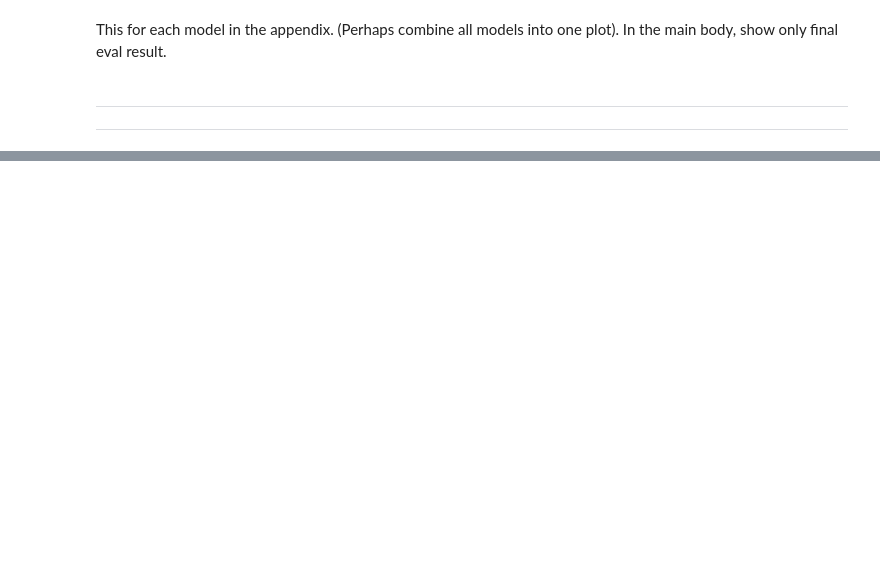
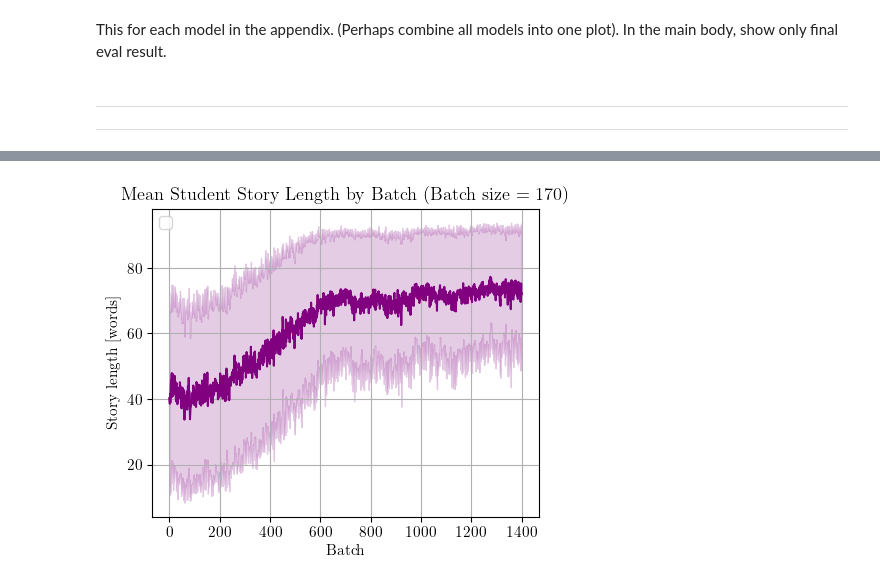
Before and after one commit to malihamza/babylm-interactive-learning, a Jupyter notebook: eval.ipynb, the cells around one changed output, grey strips where cells are left out. Saved outputs shown, nothing was run; the diff lists cells and outputs as text; code cells hidden in the pictures; blank space fills up the shorter version.

```diff
--- a/eval.ipynb
+++ b/eval.ipynb
@@ -881,0 +1734,25 @@ In the main body, show only final eval result.
+# %%
+import matplotlib.pyplot as plt
+
+batch_size = 170
+df_generated['batch'] = df_generated.index // batch_size
+
+# Compute mean and standard deviation of story length per batch
+batch_means = df_generated.groupby('batch')['story_length'].mean()
+batch_stds = df_generated.groupby('batch')['story_length'].std()
+
+x = batch_means.index
+y = batch_means.values
+err = batch_stds.values
+
+plt.figure(figsize=(5, 4))
+plt.plot(x, y, color='purple')
+plt.fill_between(x, y-err, y+err, color='purple', alpha=0.2)
+plt.xlabel('Batch')
+plt.ylabel('Story length [words]')
+plt.title(f'Mean Student Story Length by Batch (Batch size = {batch_size})')
+plt.grid(True)
+plt.legend()
+plt.show()
+# %% [output]
+[figure, new version]
```
Also changed, not shown: parts of 51 cells of this notebook.
